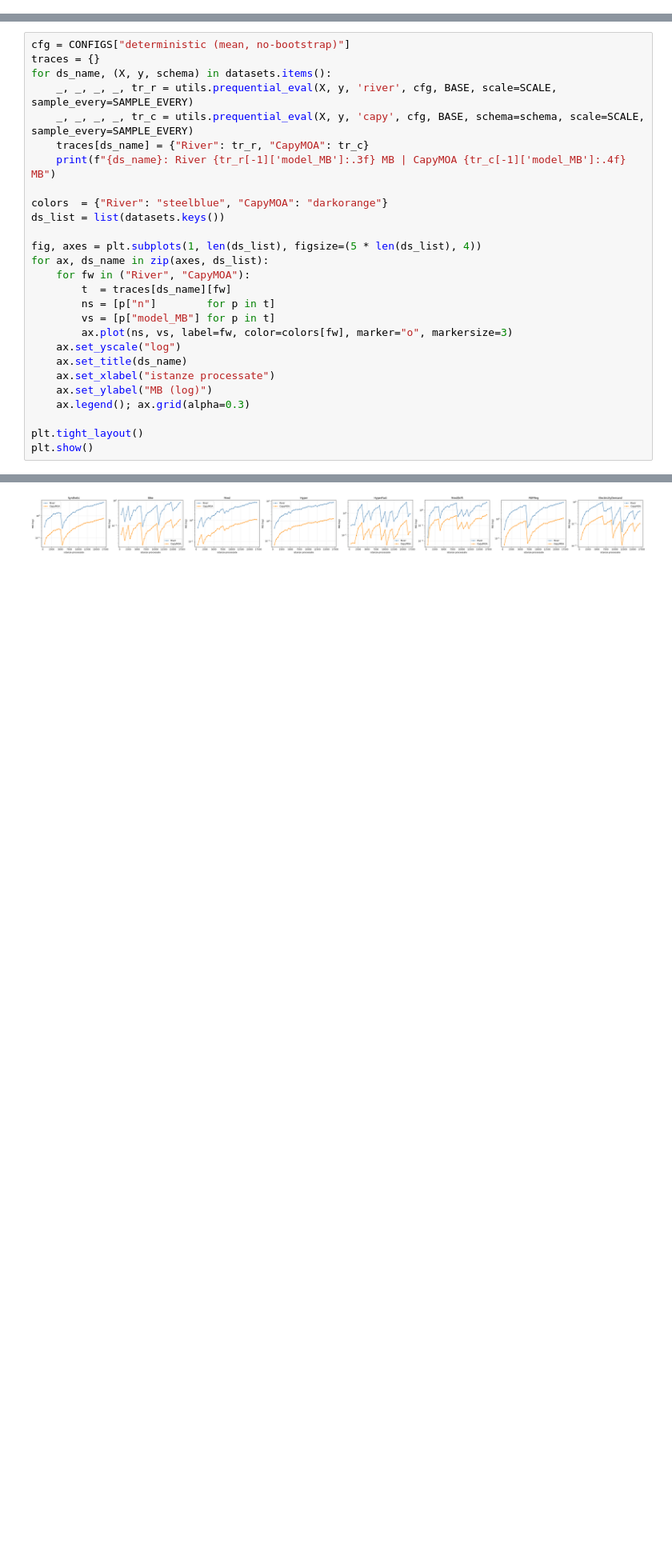
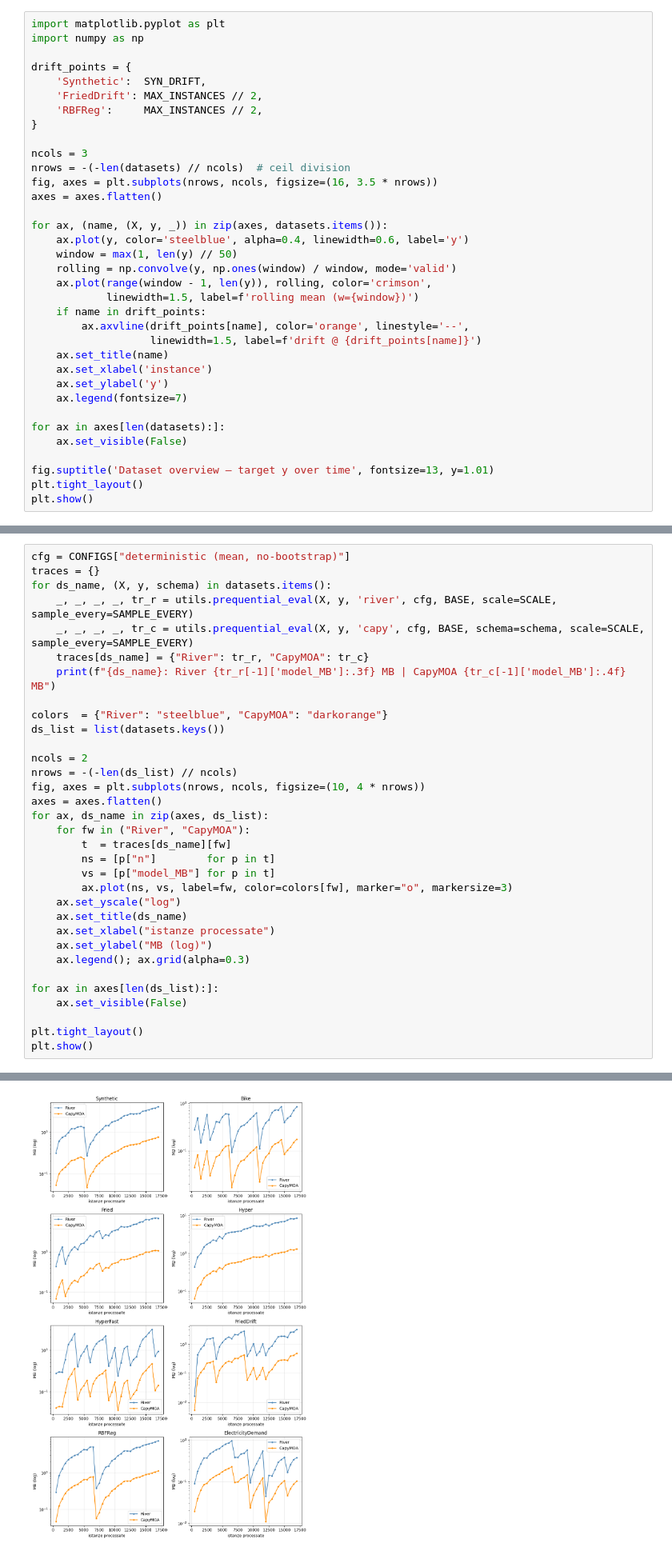
Before and after one commit to Streaming-Data-Analytics/2025-2026_Regression-Models-in-CapyMOA, a Jupyter notebook: andrea_zhang/experiments/hatr-crossframework-performance.ipynb, the cells around one changed output, grey strips where cells are left out. Shown at 80% size. Saved outputs shown, nothing was run; the diff lists cells and outputs as text; blank space fills up the shorter version.

```diff
--- a/andrea_zhang/experiments/hatr-crossframework-performance.ipynb
+++ b/andrea_zhang/experiments/hatr-crossframework-performance.ipynb
@@ -88,0 +263,35 @@ ElectricityDemand    n= 17000  feat= 7  y∈[0.00, 0.94]
+# %%
+import matplotlib.pyplot as plt
+import numpy as np
+
+drift_points = {
+    'Synthetic':  SYN_DRIFT,
+    'FriedDrift': MAX_INSTANCES // 2,
+    'RBFReg':     MAX_INSTANCES // 2,
+}
+
+ncols = 3
+nrows = -(-len(datasets) // ncols)  # ceil division
+fig, axes = plt.subplots(nrows, ncols, figsize=(16, 3.5 * nrows))
+axes = axes.flatten()
+
+for ax, (name, (X, y, _)) in zip(axes, datasets.items()):
+    ax.plot(y, color='steelblue', alpha=0.4, linewidth=0.6, label='y')
+    window = max(1, len(y) // 50)
+    rolling = np.convolve(y, np.ones(window) / window, mode='valid')
+    ax.plot(range(window - 1, len(y)), rolling, color='crimson',
+            linewidth=1.5, label=f'rolling mean (w={window})')
+    if name in drift_points:
+        ax.axvline(drift_points[name], color='orange', linestyle='--',
+                   linewidth=1.5, label=f'drift @ {drift_points[name]}')
+    ax.set_title(name)
+    ax.set_xlabel('instance')
+    ax.set_ylabel('y')
+    ax.legend(fontsize=7)
+
+for ax in axes[len(datasets):]:
+    ax.set_visible(False)
+
+fig.suptitle('Dataset overview — target y over time', fontsize=13, y=1.01)
+plt.tight_layout()
+plt.show()
@@ -213,32 +424,38 @@ for ds_name, (X, y, schema) in datasets.items():
     _, _, _, _, tr_c = utils.prequential_eval(X, y, 'capy', cfg, BASE, schema=schema, scale=SCALE, sample_every=SAMPLE_EVERY)
     traces[ds_name] = {"River": tr_r, "CapyMOA": tr_c}
     print(f"{ds_name}: River {tr_r[-1]['model_MB']:.3f} MB | CapyMOA {tr_c[-1]['model_MB']:.4f} MB")
 
 colors  = {"River": "steelblue", "CapyMOA": "darkorange"}
 ds_list = list(datasets.keys())
 
-fig, axes = plt.subplots(1, len(ds_list), figsize=(5 * len(ds_list), 4))
+ncols = 2
+nrows = -(-len(ds_list) // ncols)
+fig, axes = plt.subplots(nrows, ncols, figsize=(10, 4 * nrows))
+axes = axes.flatten()
 for ax, ds_name in zip(axes, ds_list):
     for fw in ("River", "CapyMOA"):
         t  = traces[ds_name][fw]
         ns = [p["n"]        for p in t]
         vs = [p["model_MB"] for p in t]
         ax.plot(ns, vs, label=fw, color=colors[fw], marker="o", markersize=3)
     ax.set_yscale("log")
     ax.set_title(ds_name)
     ax.set_xlabel("istanze processate")
     ax.set_ylabel("MB (log)")
     ax.legend(); ax.grid(alpha=0.3)
 
+for ax in axes[len(ds_list):]:
+    ax.set_visible(False)
+
 plt.tight_layout()
 plt.show()
 # %% [output]
 Synthetic: River 4.084 MB | CapyMOA 0.7634 MB
 Bike: River 0.837 MB | CapyMOA 0.1747 MB
 Fried: River 6.931 MB | CapyMOA 1.0828 MB
 Hyper: River 8.501 MB | CapyMOA 1.3004 MB
 HyperFast: River 0.932 MB | CapyMOA 0.1413 MB
 FriedDrift: River 3.143 MB | CapyMOA 0.4818 MB
 RBFReg: River 7.263 MB | CapyMOA 1.1024 MB
 ElectricityDemand: River 0.377 MB | CapyMOA 0.1026 MB
-[figure, old version]
+[figure, new version]
```
Also changed, not shown: parts of 6 cells of this notebook, 5 other files.
